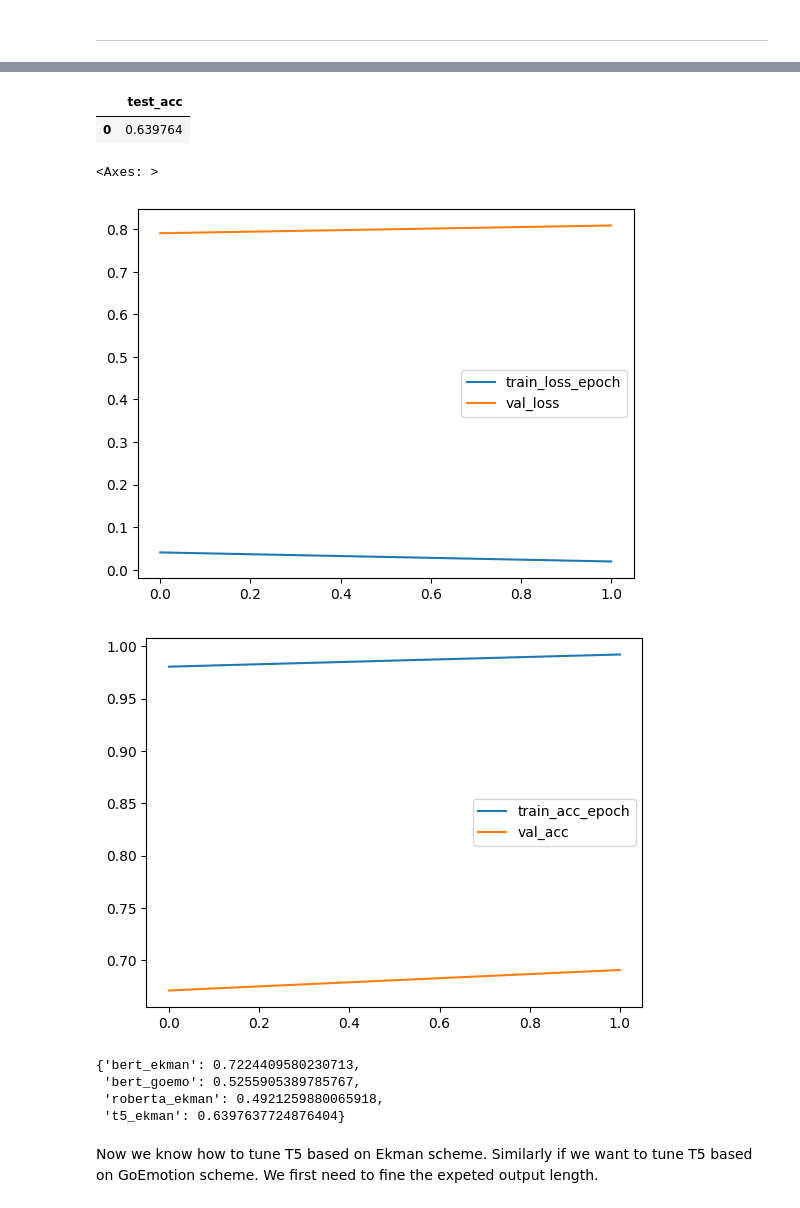
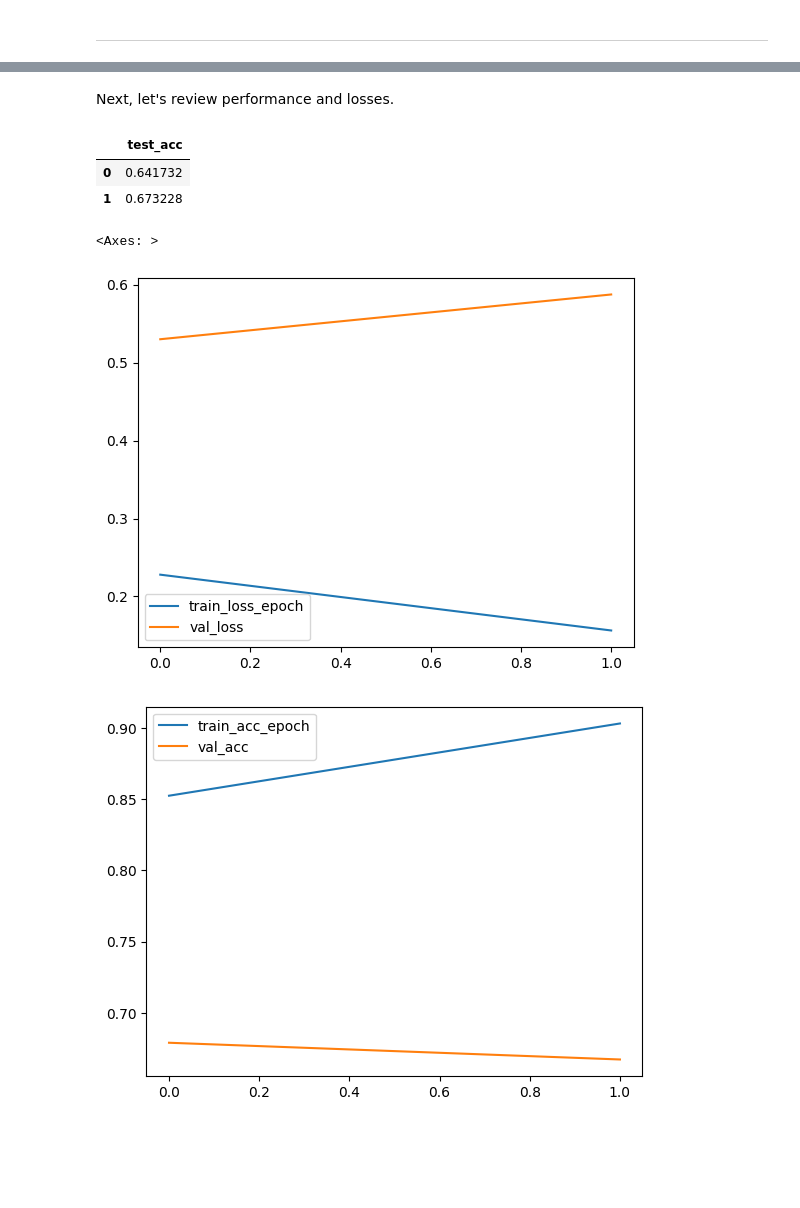
Before and after one commit to UCREL/Session-6-LLM-Based-Emotion-Analysis, a Jupyter notebook: tutorial.ipynb, the cells around one changed output, grey strips where cells are left out. Saved outputs shown, nothing was run; the diff lists cells and outputs as text; code cells hidden in the pictures; blank space fills up the shorter version.

```diff
--- a/tutorial.ipynb
+++ b/tutorial.ipynb
@@ -684,3 +515,0 @@ As mentioned, the log will be saved in './logs/BERT_exp' directory. The log file
-# %%
-metrices = pd.read_csv('./logs/BERT_exp/version_1/metrics.csv')
-metrices.head(10)
@@ -701,7 +515,0 @@ The data is hard to read. We want to see training loss and performance, as well
-# %%
-def GetTuningStats(metrices):
-    training_metric = metrices[['train_acc_epoch','train_loss_epoch']].dropna().reset_index(drop=True)
-    validate_metric = metrices[['val_acc','val_loss']].dropna().reset_index(drop=True)
-    testing_metric = metrices[['test_acc']].dropna().reset_index(drop=True)
-    merge_matrices = pd.merge(training_metric,validate_metric, left_index=True, right_index=True)
-    return testing_metric, merge_matrices
@@ -767,0 +821,8 @@ EmoClassifier(
+# %%
+def GetTuningStats(path):
+    metrices = pd.read_csv(path)
+    training_metric = metrices[['train_acc_epoch','train_loss_epoch']].dropna().reset_index(drop=True)
+    validate_metric = metrices[['val_acc','val_loss']].dropna().reset_index(drop=True)
+    testing_metric = metrices[['test_acc']].dropna().reset_index(drop=True)
+    merge_matrices = pd.merge(training_metric,validate_metric, left_index=True, right_index=True)
+    return testing_metric, merge_matrices
@@ -1141,24 +1108,16 @@ e:\miniconda3\envs\phdenv\Lib\site-packages\pytorch_lightning\trainer\connectors
+# %% [markdown]
+Next, let's review performance and losses.
 # %%
-metrices = pd.read_csv('./logs/T5_ekman/version_1/metrics.csv')
-test_perm , tuning_stats = GetTuningStats(metrices)
-test_perm
+t5_performance , t5_losses = GetTuningStats('./logs/T5_ekman/version_1/metrics.csv')
+t5_performance
 # %% [output]
 |  | test_acc |
-| 0 | 0.639764 |
+| 0 | 0.641732 |
+| 1 | 0.673228 |
 # %%
-tuning_stats[['train_loss_epoch','val_loss']].plot()
-tuning_stats[['train_acc_epoch','val_acc']].plot()
+t5_losses[['train_loss_epoch','val_loss']].plot()
+t5_losses[['train_acc_epoch','val_acc']].plot()
 # %% [output]
 <Axes: >
-[figure, old version]
+[figure, new version]
-[figure, old version]
+[figure, new version]
-# %%
-results['t5_ekman'] = test_perm.test_acc.to_list()[0]
-results
-# %% [output]
-{'bert_ekman': 0.7224409580230713,
- 'bert_goemo': 0.5255905389785767,
- 'roberta_ekman': 0.4921259880065918,
- 't5_ekman': 0.6397637724876404}
-# %% [markdown]
-Now we know how to tune T5 based on Ekman scheme. Similarly if we want to tune T5 based on GoEmotion scheme. We first need to fine the expeted output length.
```
Also changed, not shown: parts of 158 cells of this notebook, 1 other file.
